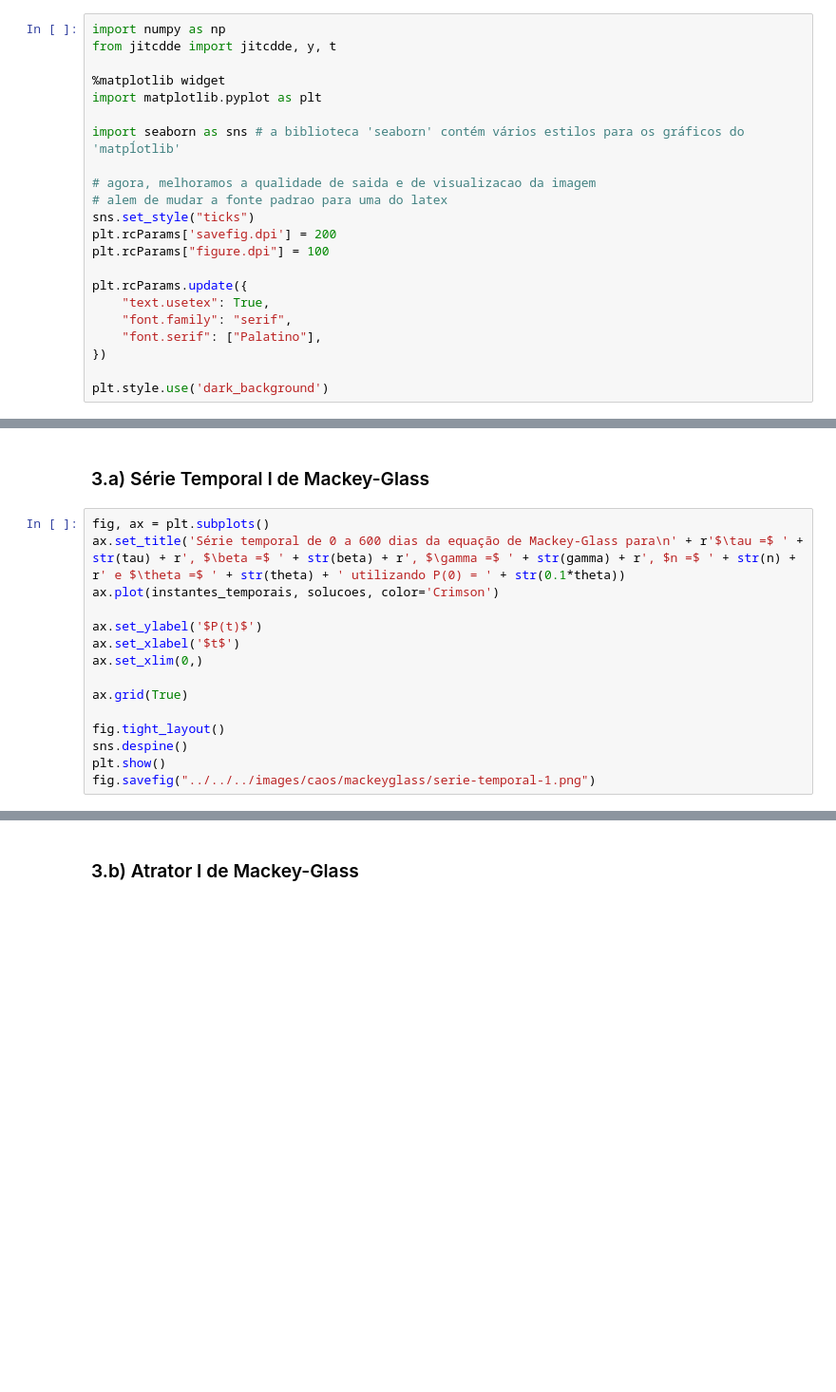
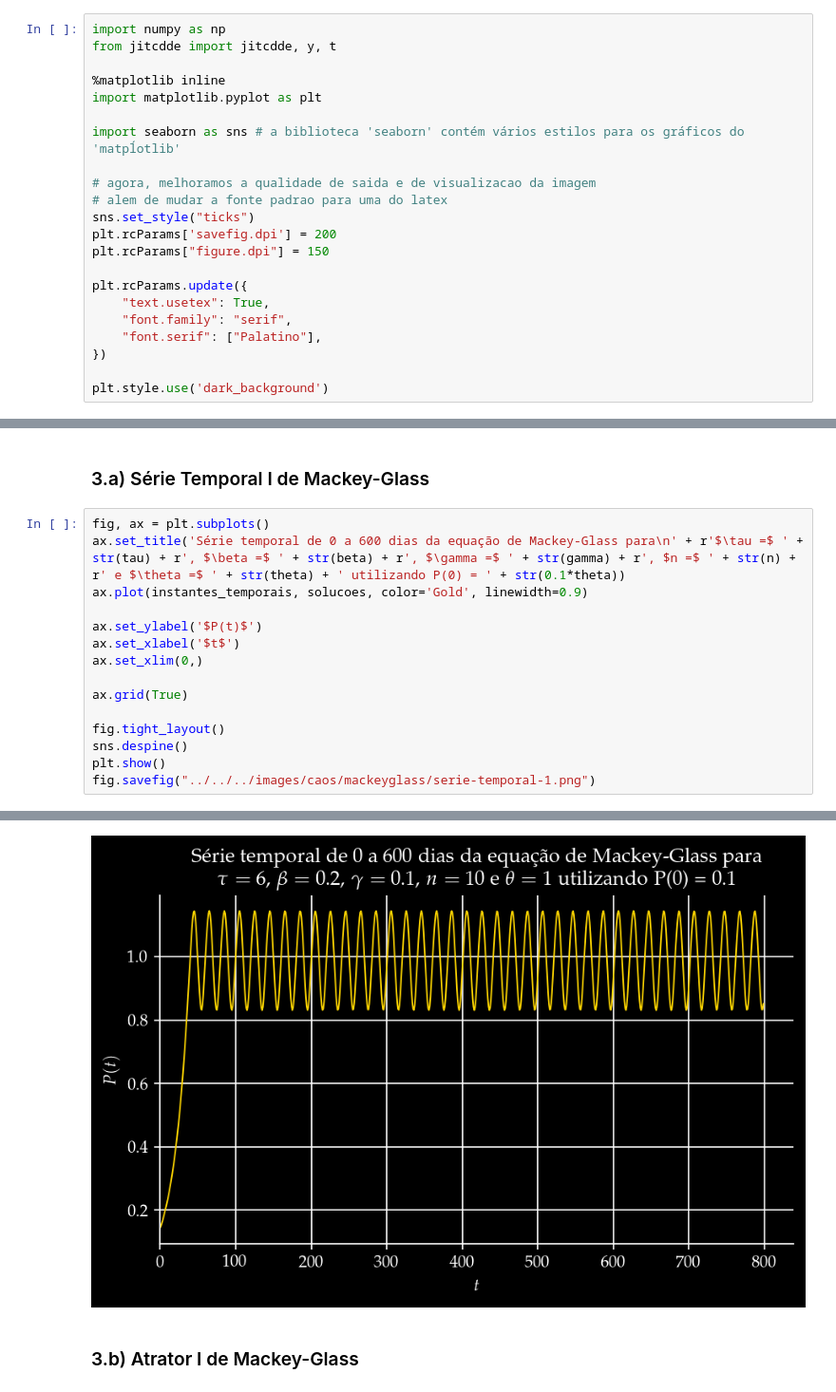
Before and after one commit to joaoppagnan/pibic-2020-2021, a Jupyter notebook: notebooks/testes-exploratorios/caos/mackeyglass-equations.ipynb, the cells around one changed output, grey strips where cells are left out. Shown: that part at 95% size. Saved outputs shown, nothing was run; the diff lists cells and outputs as text; blank space fills up the shorter version.

```diff
--- a/notebooks/testes-exploratorios/caos/mackeyglass-equations.ipynb
+++ b/notebooks/testes-exploratorios/caos/mackeyglass-equations.ipynb
@@ -8,7 +8,7 @@
 import numpy as np
 from jitcdde import jitcdde, y, t
 
-%matplotlib widget
+%matplotlib inline
 import matplotlib.pyplot as plt
 
 import seaborn as sns # a biblioteca 'seaborn' contém vários estilos para os gráficos do 'matpĺotlib'
@@ -17,7 +17,7 @@ import seaborn as sns # a biblioteca 'seaborn' contém vários estilos para os g
 # alem de mudar a fonte padrao para uma do latex
 sns.set_style("ticks")
 plt.rcParams['savefig.dpi'] = 200
-plt.rcParams["figure.dpi"] = 100
+plt.rcParams["figure.dpi"] = 150
 
 plt.rcParams.update({
     "text.usetex": True,
@@ -204,7 +204,7 @@ Using default integration parameters.
 # %%
 fig, ax = plt.subplots()
 ax.set_title('Série temporal de 0 a 600 dias da equação de Mackey-Glass para\n' + r'$\tau =$ ' + str(tau) + r', $\beta =$ ' + str(beta) + r', $\gamma =$ ' + str(gamma) + r', $n =$ ' + str(n) + r' e $\theta =$ ' + str(theta) + ' utilizando P(0) = ' + str(0.1*theta))
-ax.plot(instantes_temporais, solucoes, color='Crimson')
+ax.plot(instantes_temporais, solucoes, color='Gold', linewidth=0.9)
 
 ax.set_ylabel('$P(t)$')
 ax.set_xlabel('$t$')
@@ -221,3 +220,4 @@ Canvas(toolbar=Toolbar(toolitems=[('Home', 'Reset original view', 'home', 'home'
+[figure, added]
 # %% [markdown]
 ### 3.b) Atrator I de Mackey-Glass
 # %% [markdown]
```
Also changed, not shown: parts of 6 cells of this notebook, 16 other files.
